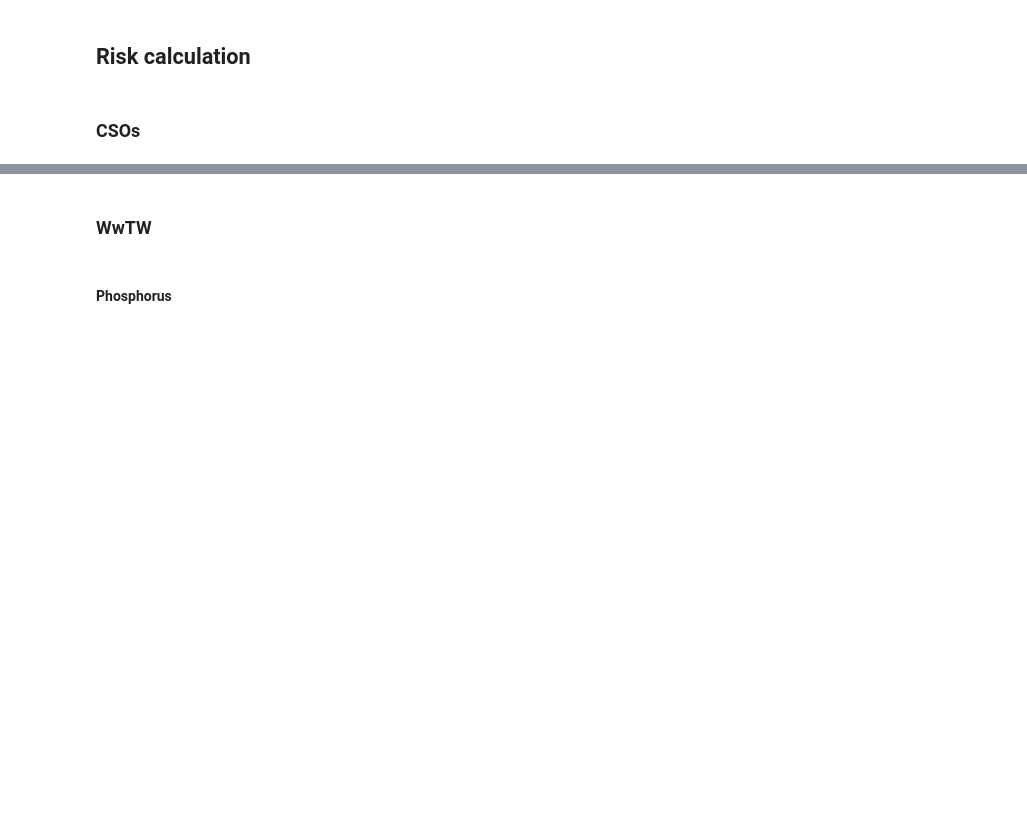
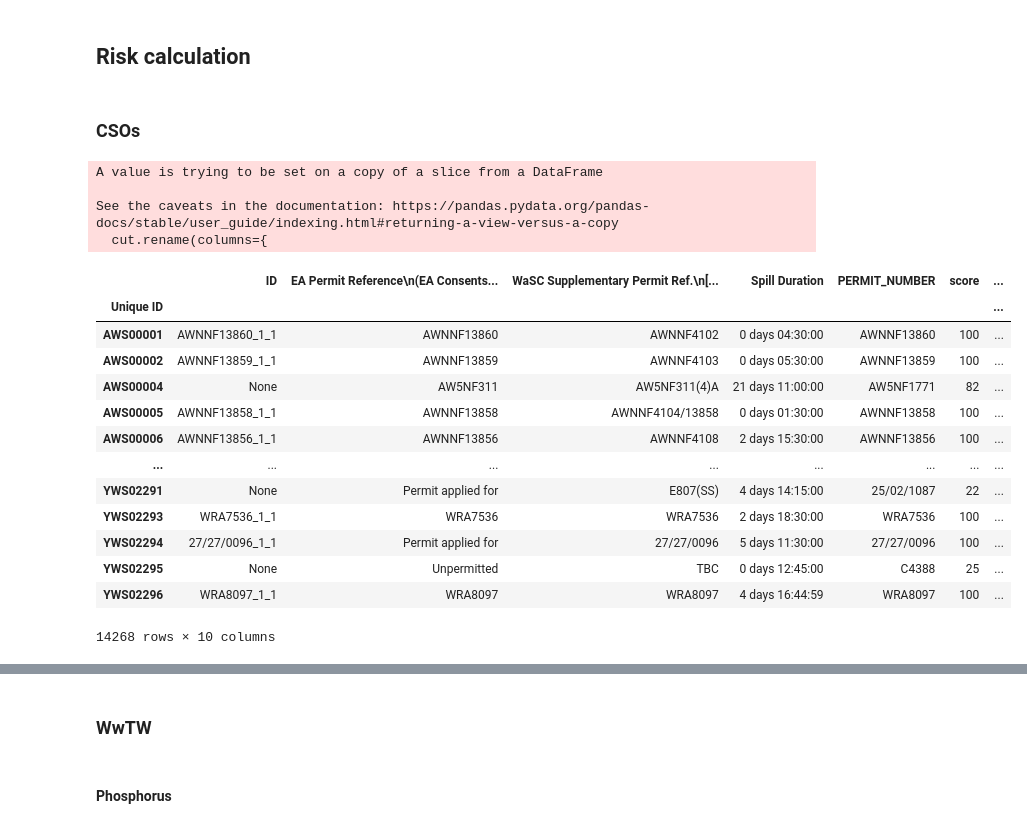
Before and after one commit to kanavj-cognizant/theme2C, a Jupyter notebook: gcloud_stuff.ipynb, the cells around one changed output, grey strips where cells are left out. Saved outputs shown, nothing was run; the diff lists cells and outputs as text; code cells hidden in the pictures; blank space fills up the shorter version.

```diff
--- a/gcloud_stuff.ipynb
+++ b/gcloud_stuff.ipynb
@@ -299,0 +338,10 @@ joined3[(joined3["SITE_ID"].duplicated(False)) & (
+# %%
+cut = filtered[["Unique ID", "ID", "EA Permit Reference\n(EA Consents Database)",
+                "WaSC Supplementary Permit Ref.\n[optional]", "Total Duration (hh:mm:ss) all spills prior to processing through 12-24h count method", "PERMIT_NUMBER", "score", "geometry", "OUTLET_LOC","distance"]]
+cut.rename(columns={
+           "Total Duration (hh:mm:ss) all spills prior to processing through 12-24h count method":"Spill Duration"}, inplace = True)
+# %% [output]
+A value is trying to be set on a copy of a slice from a DataFrame
+
+See the caveats in the documentation: https://pandas.pydata.org/pandas-docs/stable/user_guide/indexing.html#returning-a-view-versus-a-copy
+  cut.rename(columns={
@@ -299,0 +356,18 @@ joined3[(joined3["SITE_ID"].duplicated(False)) & (
+# %%
+df = gpd.read_parquet("gs://rdmai_dev_data/cleansed/Theme2CD/CSO_Annual_2024_Weir.parquet")
+df
+# %% [output]
+|  | ID | EA Permit Reference\n(EA Consents... | WaSC Supplementary Permit Ref.\n[... | Spill Duration | PERMIT_NUMBER | score | ... |
+| Unique ID |  |  |  |  |  |  | ... |
+| AWS00001 | AWNNF13860_1_1 | AWNNF13860 | AWNNF4102 | 0 days 04:30:00 | AWNNF13860 | 100 | ... |
+| AWS00002 | AWNNF13859_1_1 | AWNNF13859 | AWNNF4103 | 0 days 05:30:00 | AWNNF13859 | 100 | ... |
+| AWS00004 | None | AW5NF311 | AW5NF311(4)A | 21 days 11:00:00 | AW5NF1771 | 82 | ... |
+| AWS00005 | AWNNF13858_1_1 | AWNNF13858 | AWNNF4104/13858 | 0 days 01:30:00 | AWNNF13858 | 100 | ... |
+| AWS00006 | AWNNF13856_1_1 | AWNNF13856 | AWNNF4108 | 2 days 15:30:00 | AWNNF13856 | 100 | ... |
+| ... | ... | ... | ... | ... | ... | ... | ... |
+| YWS02291 | None | Permit applied for | E807(SS) | 4 days 14:15:00 | 25/02/1087 | 22 | ... |
+| YWS02293 | WRA7536_1_1 | WRA7536 | WRA7536 | 2 days 18:30:00 | WRA7536 | 100 | ... |
+| YWS02294 | 27/27/0096_1_1 | Permit applied for | 27/27/0096 | 5 days 11:30:00 | 27/27/0096 | 100 | ... |
+| YWS02295 | None | Unpermitted | TBC | 0 days 12:45:00 | C4388 | 25 | ... |
+| YWS02296 | WRA8097_1_1 | WRA8097 | WRA8097 | 4 days 16:44:59 | WRA8097 | 100 | ... |
+14268 rows × 10 columns
```
Also changed, not shown: parts of 50 cells of this notebook, 5 other files.
